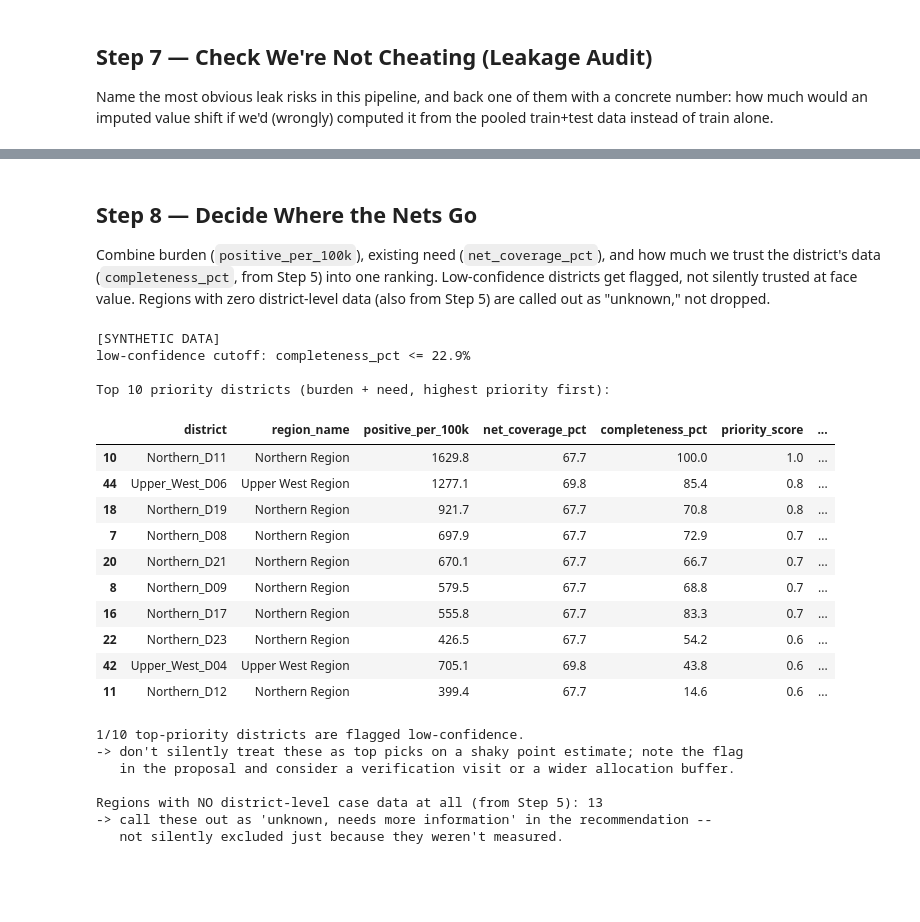
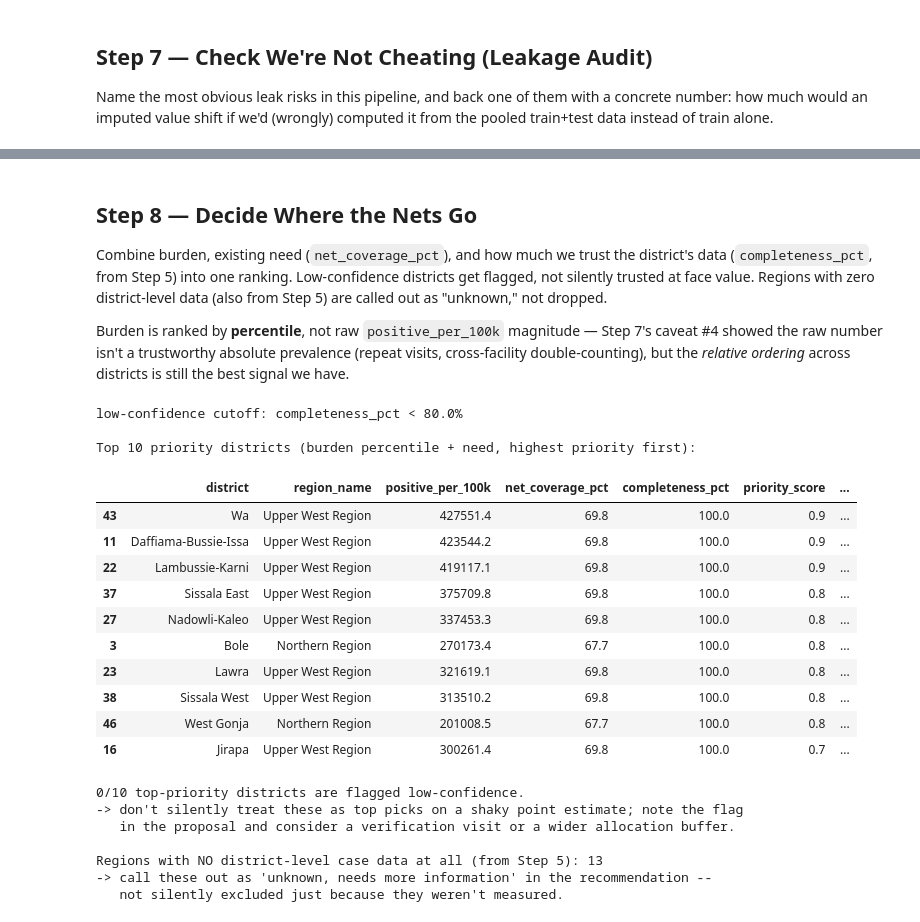
Before and after one commit to ASU-MICS-2028/mle-group-2-prosit-1, a Jupyter notebook: malaria_allocation.ipynb, the cells around one changed output, grey strips where cells are left out. Cells and saved outputs as stored; diff of their text form; code cells hidden in the pictures; blank space fills up the shorter version.

```diff
--- a/malaria_allocation.ipynb
+++ b/malaria_allocation.ipynb
@@ -254,9 +274,21 @@ import geopandas as gpd
 regions = gpd.read_file("../data/ghana_boundaries/gha_admin1.geojson")
 
 # one row per region: how complete is the reporting where data exists at all
-district["completeness_pct"] = (
-    district["months_reported"] / ((district["year_end"] - district["year_start"] + 1) * 12) * 100
-)
+district["possible_months"] = (district["year_end"] - district["year_start"] + 1) * 12
+district["completeness_pct"] = district["months_reported"] / district["possible_months"] * 100
+
+# completeness_pct > 100 shouldn't be possible by construction -- means months_reported
+# exceeds what year_start/year_end imply for that district (reporting ran past the
+# declared window, or the two columns come from different sources that disagree)
+over_100 = district[district["completeness_pct"] > 100][
+    ["district", "region_name", "months_reported", "year_start", "year_end", "possible_months", "completeness_pct"]
+]
+if not over_100.empty:
+    print(f"{len(over_100)} district(s) have completeness_pct > 100 -- months_reported exceeds")
+    print("the possible months implied by year_start/year_end for that district:\n")
+    display(over_100)
+    print()
+
 region_coverage = district.groupby("region_name")["completeness_pct"].mean().reset_index()
 region_coverage["adm1_name"] = region_coverage["region_name"].str.replace(" Region", "", regex=False)
 
@@ -272,6 +304,13 @@ gdf.plot(
     linewidth=0.4,
     missing_kwds={"color": "lightgrey", "hatch": "///", "label": "No district-level case data"},
 )
+# color alone is unreliable when only 3 regions are colored and their values are close --
+# label each one with its actual number so it reads correctly regardless of color contrast
+for _, row in gdf.dropna(subset=["completeness_pct"]).iterrows():
+    pt = row.geometry.representative_point()
+    ax.annotate(f"{row['completeness_pct']:.0f}%", xy=(pt.x, pt.y), ha="center", va="center",
+                fontsize=11, fontweight="bold", color="black",
+                bbox=dict(boxstyle="round,pad=0.2", fc="white", ec="none", alpha=0.7))
 ax.set_title(
     f"District case-reporting completeness by region"
     f"{' [SYNTHETIC DATA]' if district_is_synthetic else ''}"
@@ -405,57 +456,64 @@ difference: 2,292
 # %% [markdown]
 ## Step 8 — Decide Where the Nets Go
 
-Combine burden (`positive_per_100k`), existing need (`net_coverage_pct`), and how much we trust the district's data (`completeness_pct`, from Step 5) into one ranking. Low-confidence districts get flagged, not silently trusted at face value. Regions with zero district-level data (also from Step 5) are called out as "unknown," not dropped.
+Combine burden, existing need (`net_coverage_pct`), and how much we trust the district's data (`completeness_pct`, from Step 5) into one ranking. Low-confidence districts get flagged, not silently trusted at face value. Regions with zero district-level data (also from Step 5) are called out as "unknown," not dropped.
+
+Burden is ranked by **percentile**, not raw `positive_per_100k` magnitude — Step 7's caveat #4 showed the raw number isn't a trustworthy absolute prevalence (repeat visits, cross-facility double-counting), but the *relative ordering* across districts is still the best signal we have.
 # %%
 d = district.copy()
 
 
 def minmax(s):
     return (s - s.min()) / (s.max() - s.min())
 
 
-d["burden_norm"] = minmax(d["positive_per_100k"])
+# percentile rank, not raw magnitude -- positive_per_100k isn't a trustworthy absolute
+# number (Step 7, caveat 4), but districts with more reported cases than others is
+# still meaningful relative information
+d["burden_norm"] = d["positive_per_100k"].rank(pct=True)
 d["need_norm"] = minmax(100 - d["net_coverage_pct"])  # lower existing coverage = more need
 d["priority_score"] = 0.5 * d["burden_norm"] + 0.5 * d["need_norm"]
 
-# flag districts with the weakest reporting (bottom quartile of completeness from Step 5)
-low_confidence_cutoff = d["completeness_pct"].quantile(0.25)
-d["low_confidence"] = d["completeness_pct"] <= low_confidence_cutoff
+# flag districts with the weakest reporting (bottom quartile of completeness from Step 5).
+# guard against a degenerate quantile: if 25%+ of districts tie at the same (often 100%)
+# completeness value, quantile(0.25) gets pulled up to that value and "<=" wrongly flags
+# every fully-reported district too -- cap the cutoff and use strict "<" instead.
+low_confidence_cutoff = min(d["completeness_pct"].quantile(0.25), 80)
+d["low_confidence"] = d["completeness_pct"] < low_confidence_cutoff
 
 ranked = d.sort_values("priority_score", ascending=False)[
     ["district", "region_name", "positive_per_100k", "net_coverage_pct", "completeness_pct", "priority_score", "low_confidence"]
 ]
 
 print(f"{'[SYNTHETIC DATA]' if district_is_synthetic else ''}")
-print(f"low-confidence cutoff: completeness_pct <= {low_confidence_cutoff:.1f}%\n")
-print("Top 10 priority districts (burden + need, highest priority first):")
+print(f"low-confidence cutoff: completeness_pct < {low_confidence_cutoff:.1f}%\n")
+print("Top 10 priority districts (burden percentile + need, highest priority first):")
 display(ranked.head(10).round(1))
 
 n_flagged = ranked.head(10)["low_confidence"].sum()
 print(f"\n{n_flagged}/10 top-priority districts are flagged low-confidence.")
 print("-> don't silently treat these as top picks on a shaky point estimate; note the flag")
 print("   in the proposal and consider a verification visit or a wider allocation buffer.")
 
 print(f"\nRegions with NO district-level case data at all (from Step 5): {len(no_data_regions)}")
 print("-> call these out as 'unknown, needs more information' in the recommendation --")
 print("   not silently excluded just because they weren't measured.")
 # %% [output]
-[SYNTHETIC DATA]
-low-confidence cutoff: completeness_pct <= 22.9%
+low-confidence cutoff: completeness_pct < 80.0%
 
-Top 10 priority districts (burden + need, highest priority first):
+Top 10 priority districts (burden percentile + need, highest priority first):
 |  | district | region_name | positive_per_100k | net_coverage_pct | completeness_pct | priority_score | ... |
-| 10 | Northern_D11 | Northern Region | 1629.8 | 67.7 | 100.0 | 1.0 | ... |
-| 44 | Upper_West_D06 | Upper West Region | 1277.1 | 69.8 | 85.4 | 0.8 | ... |
-| 18 | Northern_D19 | Northern Region | 921.7 | 67.7 | 70.8 | 0.8 | ... |
-| 7 | Northern_D08 | Northern Region | 697.9 | 67.7 | 72.9 | 0.7 | ... |
-| 20 | Northern_D21 | Northern Region | 670.1 | 67.7 | 66.7 | 0.7 | ... |
-| 8 | Northern_D09 | Northern Region | 579.5 | 67.7 | 68.8 | 0.7 | ... |
-| 16 | Northern_D17 | Northern Region | 555.8 | 67.7 | 83.3 | 0.7 | ... |
-| 22 | Northern_D23 | Northern Region | 426.5 | 67.7 | 54.2 | 0.6 | ... |
-| 42 | Upper_West_D04 | Upper West Region | 705.1 | 69.8 | 43.8 | 0.6 | ... |
-| 11 | Northern_D12 | Northern Region | 399.4 | 67.7 | 14.6 | 0.6 | ... |
+| 43 | Wa | Upper West Region | 427551.4 | 69.8 | 100.0 | 0.9 | ... |
+| 11 | Daffiama-Bussie-Issa | Upper West Region | 423544.2 | 69.8 | 100.0 | 0.9 | ... |
+| 22 | Lambussie-Karni | Upper West Region | 419117.1 | 69.8 | 100.0 | 0.9 | ... |
+| 37 | Sissala East | Upper West Region | 375709.8 | 69.8 | 100.0 | 0.8 | ... |
+| 27 | Nadowli-Kaleo | Upper West Region | 337453.3 | 69.8 | 100.0 | 0.8 | ... |
+| 3 | Bole | Northern Region | 270173.4 | 67.7 | 100.0 | 0.8 | ... |
+| 23 | Lawra | Upper West Region | 321619.1 | 69.8 | 100.0 | 0.8 | ... |
+| 38 | Sissala West | Upper West Region | 313510.2 | 69.8 | 100.0 | 0.8 | ... |
+| 46 | West Gonja | Northern Region | 201008.5 | 67.7 | 100.0 | 0.8 | ... |
+| 16 | Jirapa | Upper West Region | 300261.4 | 69.8 | 100.0 | 0.7 | ... |
-1/10 top-priority districts are flagged low-confidence.
+0/10 top-priority districts are flagged low-confidence.
 -> don't silently treat these as top picks on a shaky point estimate; note the flag
    in the proposal and consider a verification visit or a wider allocation buffer.
 
```
Also changed, not shown: parts of 14 cells of this notebook, 1 other file.
